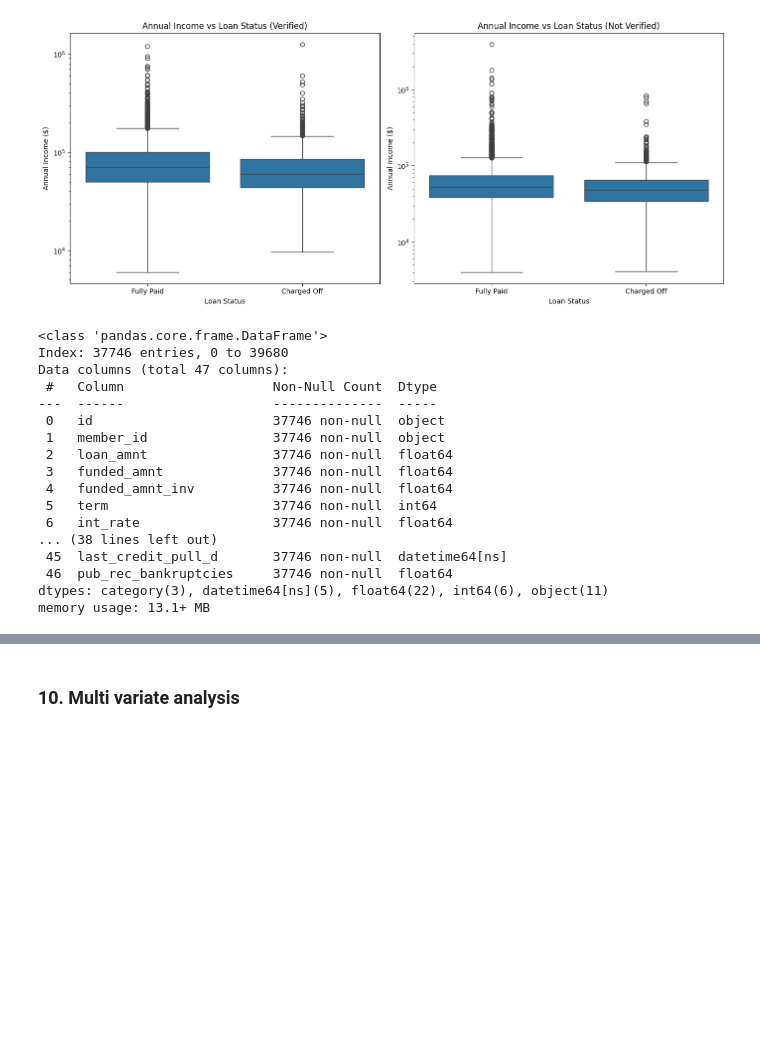
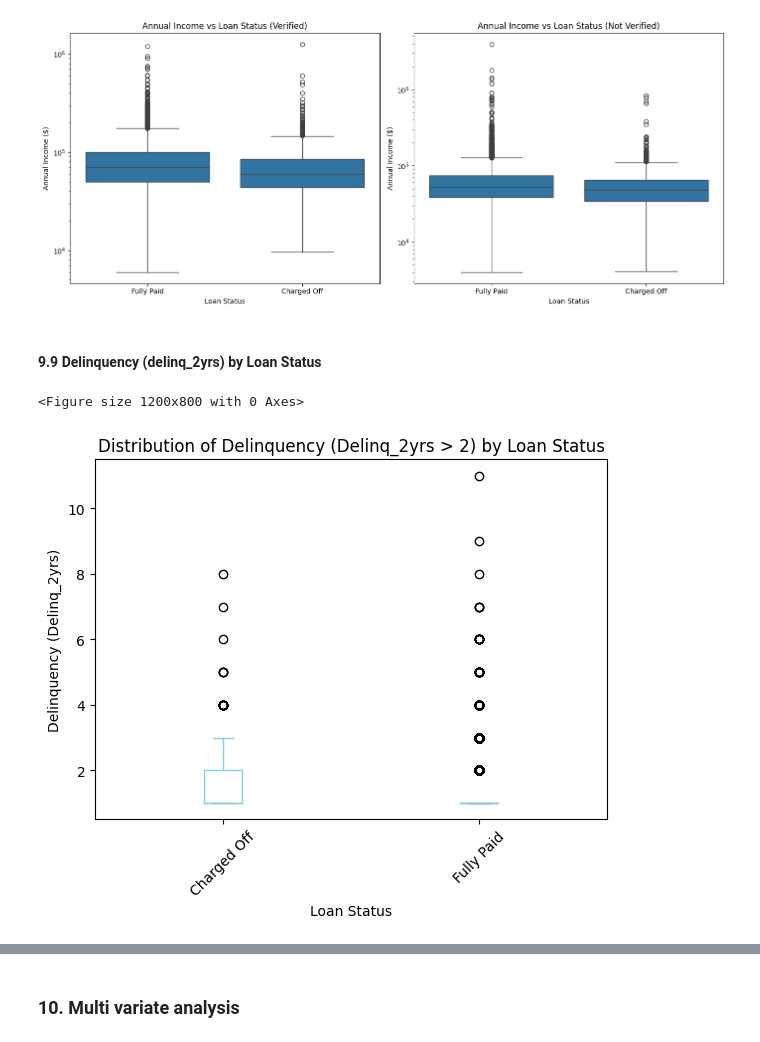
Before and after one commit to sachinbehl/LendingClubCaseStudy, a Jupyter notebook: LendingClubCaseStudy.ipynb, the cells around one changed output, grey strips where cells are left out. Saved outputs shown, nothing was run; the diff lists cells and outputs as text; code cells hidden in the pictures; blank space fills up the shorter version.

```diff
--- a/LendingClubCaseStudy.ipynb
+++ b/LendingClubCaseStudy.ipynb
@@ -1985,24 +1982,23 @@ plt.tight_layout()
 plt.show()
 # %% [output]
 [figure]
-# %%
-#### 9.9  Delinquency (delinq_2yrs) by Loan Status
-df_filtered.info()
-# %% [output]
-<class 'pandas.core.frame.DataFrame'>
-Index: 37746 entries, 0 to 39680
-Data columns (total 47 columns):
- #   Column                   Non-Null Count  Dtype
----  ------                   --------------  -----
- 0   id                       37746 non-null  object
- 1   member_id                37746 non-null  object
- 2   loan_amnt                37746 non-null  float64
- 3   funded_amnt              37746 non-null  float64
- 4   funded_amnt_inv          37746 non-null  float64
- 5   term                     37746 non-null  int64
- 6   int_rate                 37746 non-null  float64
-... (38 lines left out)
- 45  last_credit_pull_d       37746 non-null  datetime64[ns]
- 46  pub_rec_bankruptcies     37746 non-null  float64
-dtypes: category(3), datetime64[ns](5), float64(22), int64(6), object(11)
-memory usage: 13.1+ MB
+# %% [markdown]
+#### 9.9  Delinquency (delinq_2yrs) by Loan Status
+# %%
+# Create a box plot
+# Filter data where delinq_2yrs > 0
+df_filtered_high_delinquency = df_filtered[df_filtered['delinq_2yrs'] > 0]
+
+# Create a box plot
+plt.figure(figsize=(12, 8))
+df_filtered_high_delinquency.boxplot(column='delinq_2yrs', by='loan_status', grid=False, color='skyblue')
+
+plt.title('Distribution of Delinquency (Delinq_2yrs > 2) by Loan Status')
+plt.suptitle('')  # Suppress the default title to keep the plot clean
+plt.xlabel('Loan Status')
+plt.ylabel('Delinquency (Delinq_2yrs)')
+plt.xticks(rotation=45)
+plt.show()
+# %% [output]
+<Figure size 1200x800 with 0 Axes>
+[figure, added]
```
Also changed, not shown: parts of 99 cells of this notebook.
